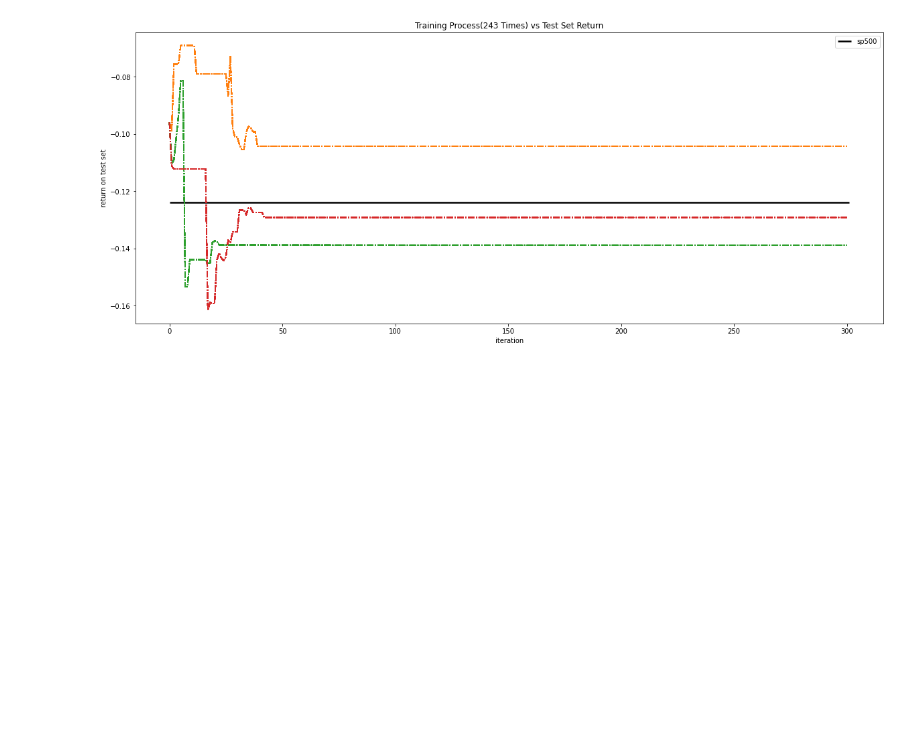
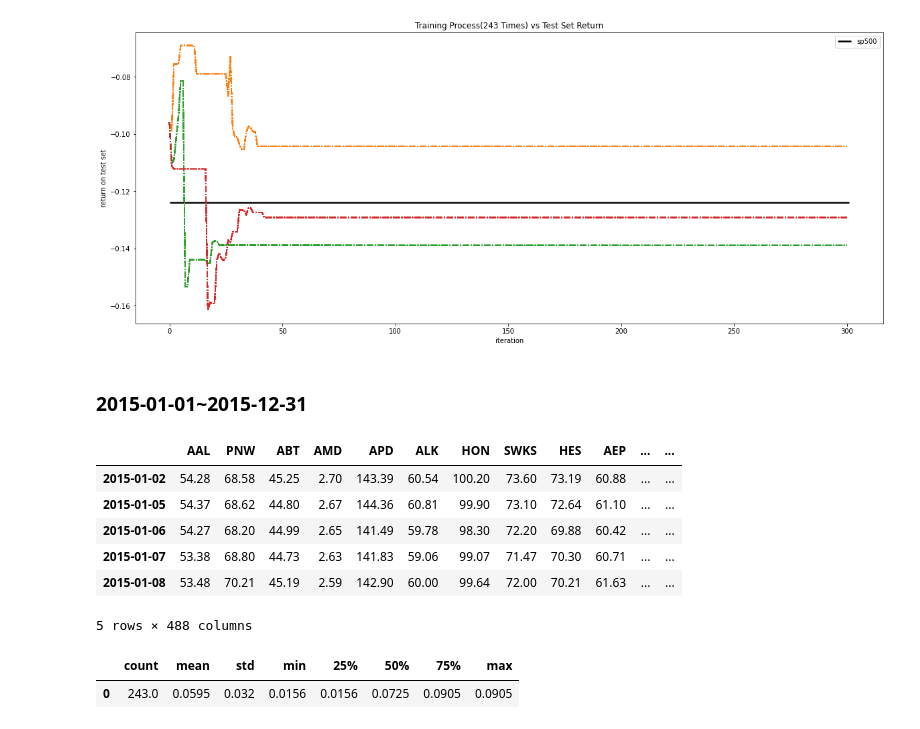
Before and after one commit to r50206v/E4008-Computational-Discrete-Optimization, a Jupyter notebook: Project/tabu_search/visualization.ipynb, the cells around one changed output. Cells and saved outputs as stored; diff of their text form; code cells hidden in the pictures; blank space fills up the shorter version.

```diff
--- a/Project/tabu_search/visualization.ipynb
+++ b/Project/tabu_search/visualization.ipynb
@@ -233,3 +255,18 @@ plt.legend()
 plt.show()
 # %% [output]
 [figure]
+# %% [markdown]
+### 2015-01-01~2015-12-31
+# %%
+test2 = pd.read_csv(dataPath + '/test2.csv', index_col=0)
+test2.index = pd.DatetimeIndex(pd.to_datetime(test2.index, format='%Y-%m-%d'))
+# %%
+test2.head()
+# %% [output]
+|  | AAL | PNW | ABT | AMD | APD | ALK | HON | SWKS | HES | AEP | ... | ... |
+| 2015-01-02 | 54.28 | 68.58 | 45.25 | 2.70 | 143.39 | 60.54 | 100.20 | 73.60 | 73.19 | 60.88 | ... | ... |
+| 2015-01-05 | 54.37 | 68.62 | 44.80 | 2.67 | 144.36 | 60.81 | 99.90 | 73.10 | 72.64 | 61.10 | ... | ... |
+| 2015-01-06 | 54.27 | 68.20 | 44.99 | 2.65 | 141.49 | 59.78 | 98.30 | 72.20 | 69.88 | 60.42 | ... | ... |
+| 2015-01-07 | 53.38 | 68.80 | 44.73 | 2.63 | 141.83 | 59.06 | 99.07 | 71.47 | 70.30 | 60.71 | ... | ... |
+| 2015-01-08 | 53.48 | 70.21 | 45.19 | 2.59 | 142.90 | 60.00 | 99.64 | 72.00 | 70.21 | 61.63 | ... | ... |
+5 rows × 488 columns
@@ -235,0 +276,5 @@ plt.show()
+# %%
+pd.Series([vDict['best_test_perf_2'] for vDict in grid_result.values()]).describe().round(4).to_frame().T
+# %% [output]
+|  | count | mean | std | min | 25% | 50% | 75% | max |
+| 0 | 243.0 | 0.0595 | 0.032 | 0.0156 | 0.0156 | 0.0725 | 0.0905 | 0.0905 |
```
Also changed, not shown: parts of 5 cells of this notebook, 7 other files.
